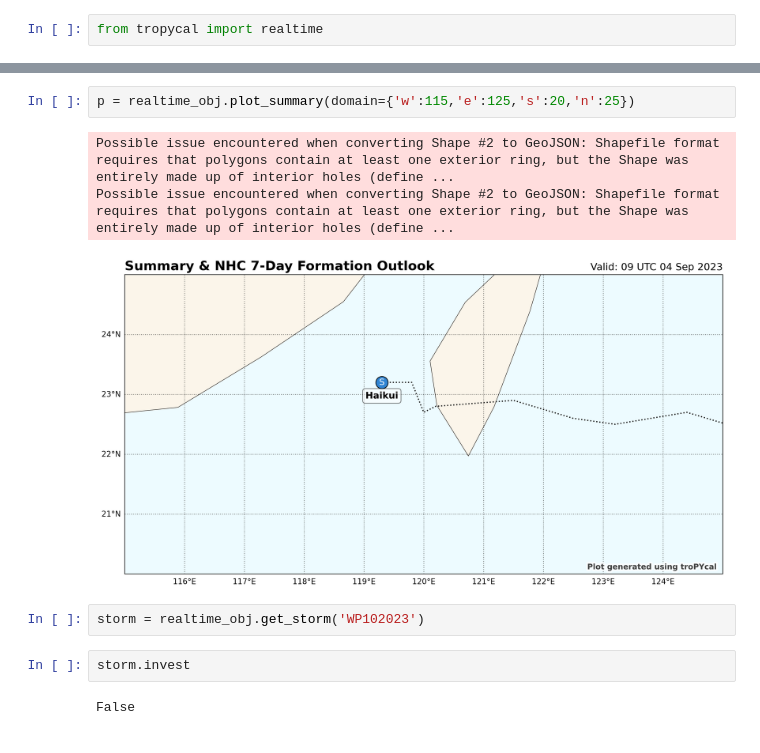
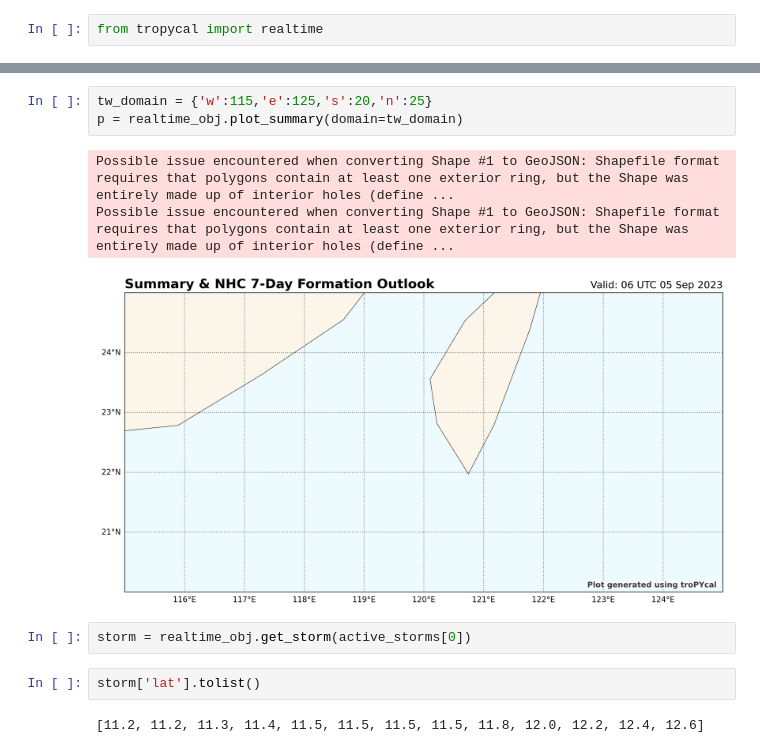
Before and after one commit to ddxv/storm-tracker, a Jupyter notebook: Storm Tracking with Tropycal.ipynb, the cells around one changed output, grey strips where cells are left out. Cells and saved outputs as stored; diff of their text form.

```diff
--- a/Storm Tracking with Tropycal.ipynb
+++ b/Storm Tracking with Tropycal.ipynb
@@ -20,12 +20,13 @@ Possible issue encountered when converting Shape #2 to GeoJSON: Shapefile format
 # %%
-p = realtime_obj.plot_summary(domain={'w':115,'e':125,'s':20,'n':25})
+tw_domain = {'w':115,'e':125,'s':20,'n':25}
+p = realtime_obj.plot_summary(domain=tw_domain)
 # %% [output]
-Possible issue encountered when converting Shape #2 to GeoJSON: Shapefile format requires that polygons contain at least one exterior ring, but the Shape was entirely made up of interior holes (define ...
-Possible issue encountered when converting Shape #2 to GeoJSON: Shapefile format requires that polygons contain at least one exterior ring, but the Shape was entirely made up of interior holes (define ...
+Possible issue encountered when converting Shape #1 to GeoJSON: Shapefile format requires that polygons contain at least one exterior ring, but the Shape was entirely made up of interior holes (define ...
+Possible issue encountered when converting Shape #1 to GeoJSON: Shapefile format requires that polygons contain at least one exterior ring, but the Shape was entirely made up of interior holes (define ...
-[figure, old version]
+[figure, new version]
 # %%
-storm = realtime_obj.get_storm('WP102023')
+storm = realtime_obj.get_storm(active_storms[0])
 # %%
-storm.invest
+storm['lat'].tolist()
 # %% [output]
-False
+[11.2, 11.2, 11.3, 11.4, 11.5, 11.5, 11.5, 11.5, 11.8, 12.0, 12.2, 12.4, 12.6]
```
Also changed, not shown: parts of 12 cells of this notebook, 4 other files.
